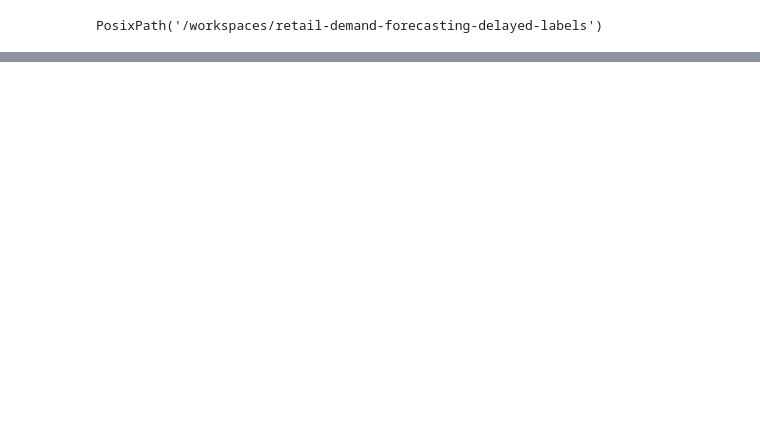
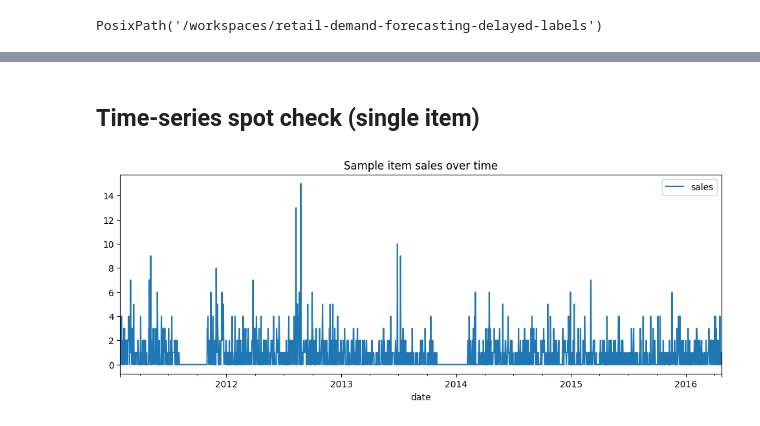
Before and after one commit to badroohiman/retail-demand-forecasting-delayed-labels, a Jupyter notebook: notebooks/01_eda.ipynb, the cells around one changed output, grey strips where cells are left out. Saved outputs shown, nothing was run; the diff lists cells and outputs as text; code cells hidden in the pictures; blank space fills up the shorter version.

Commit message:
Add exploratory data analysis with integrity checks and modeling implications

```diff
--- a/notebooks/01_eda.ipynb
+++ b/notebooks/01_eda.ipynb
@@ -57,0 +273,19 @@ memory usage: 49.6+ MB
+# %% [markdown]
+## Time-series spot check (single item)
+# %%
+sample_key = (
+    df.loc[df["sales"] > 0, ["store_id", "item_id"]]
+      .drop_duplicates()
+      .iloc[0]
+)
+
+mask = (
+    (df["store_id"] == sample_key["store_id"]) &
+    (df["item_id"] == sample_key["item_id"])
+)
+
+df.loc[mask].plot(x="date", y="sales", figsize=(12,4))
+plt.title("Sample item sales over time")
+plt.show()
+# %% [output]
+[figure, added]
```
Also changed, not shown: parts of 38 cells of this notebook, 7 other files.
